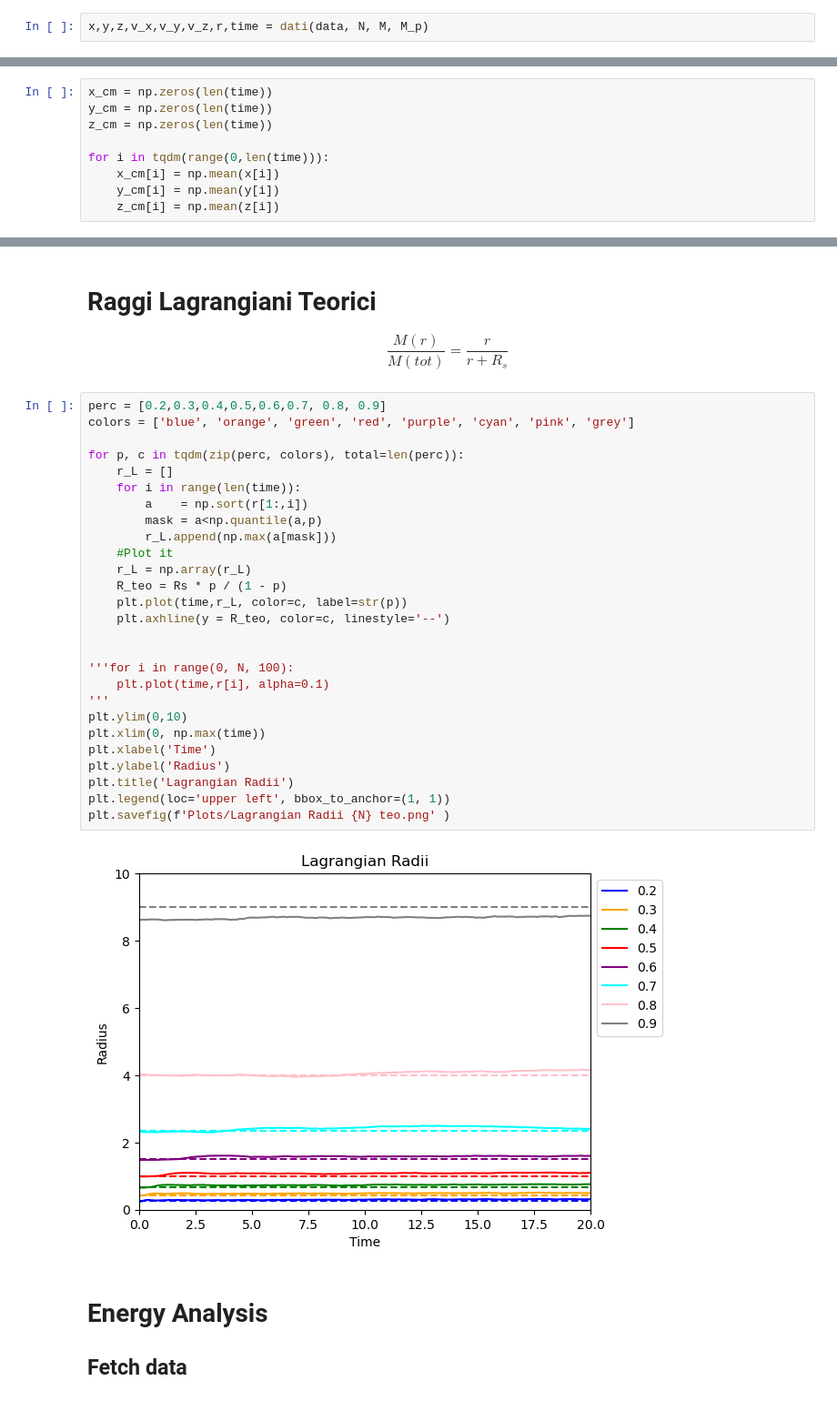
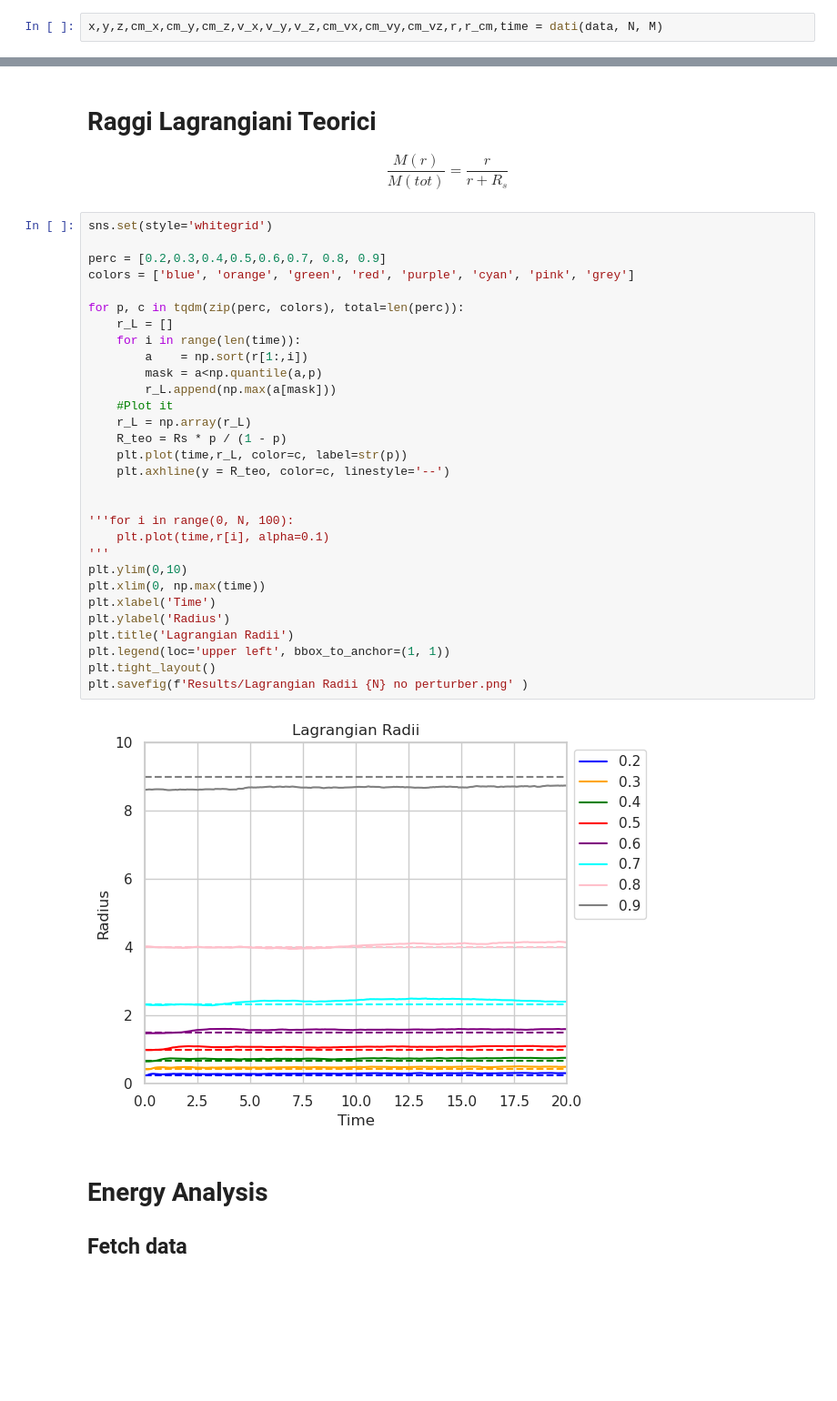
Before and after one commit to SimoneArienti/Galaxies-and-Dynamics, a Jupyter notebook: Project/Exam_Analysis.ipynb, the cells around one changed output, grey strips where cells are left out. Shown at 91% size. Drawn from its saved outputs; the diff is of its cells as text; blank space fills up the shorter version.

```diff
--- a/Project/Exam_Analysis.ipynb
+++ b/Project/Exam_Analysis.ipynb
@@ -117,3 +105,3 @@ def dati (data,N,M_tot,M_p):
 # %%
-x,y,z,v_x,v_y,v_z,r,time = dati(data, N, M, M_p)
+x,y,z,cm_x,cm_y,cm_z,v_x,v_y,v_z,cm_vx,cm_vy,cm_vz,r,r_cm,time = dati(data, N, M)
 # %% [output]
@@ -201,15 +189,6 @@ plt.rcParams['animation.html'] = 'html5'
 #animazione
 # %% [output]
 [figure]
-# %%
-x_cm = np.zeros(len(time))
-y_cm = np.zeros(len(time))
-z_cm = np.zeros(len(time))
-
-for i in tqdm(range(0,len(time))):
-    x_cm[i] = np.mean(x[i])
-    y_cm[i] = np.mean(y[i])
-    z_cm[i] = np.mean(z[i])
 # %% [markdown]
 Now I plot the trajectory of the center of mass of the system
 # %%
@@ -283,34 +262,37 @@ $$
     \frac{M(r)}{M(tot)} = \frac{r}{r + R_s}
 $$
 # %%
+sns.set(style='whitegrid')
+
 perc = [0.2,0.3,0.4,0.5,0.6,0.7, 0.8, 0.9]
 colors = ['blue', 'orange', 'green', 'red', 'purple', 'cyan', 'pink', 'grey']
 
 for p, c in tqdm(zip(perc, colors), total=len(perc)):
     r_L = []
     for i in range(len(time)):
         a    = np.sort(r[1:,i])
         mask = a<np.quantile(a,p)
         r_L.append(np.max(a[mask]))
     #Plot it
     r_L = np.array(r_L)
     R_teo = Rs * p / (1 - p)
     plt.plot(time,r_L, color=c, label=str(p))
     plt.axhline(y = R_teo, color=c, linestyle='--')
 
 
 '''for i in range(0, N, 100):
     plt.plot(time,r[i], alpha=0.1)
 '''
 plt.ylim(0,10)
 plt.xlim(0, np.max(time))
 plt.xlabel('Time')
 plt.ylabel('Radius')
 plt.title('Lagrangian Radii')
 plt.legend(loc='upper left', bbox_to_anchor=(1, 1))
-plt.savefig(f'Plots/Lagrangian Radii {N} teo.png' )
+plt.tight_layout()
+plt.savefig(f'Results/Lagrangian Radii {N} no perturber.png' )
 # %% [output]
-[figure, old version]
+[figure, new version]
 # %% [markdown]
 # Energy Analysis
 
```
Also changed, not shown: parts of 15 cells of this notebook.
